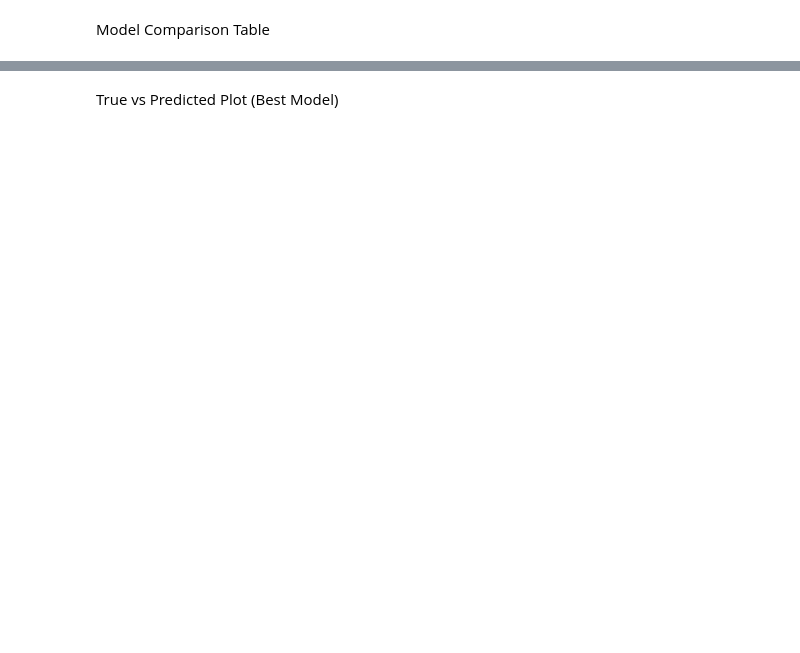
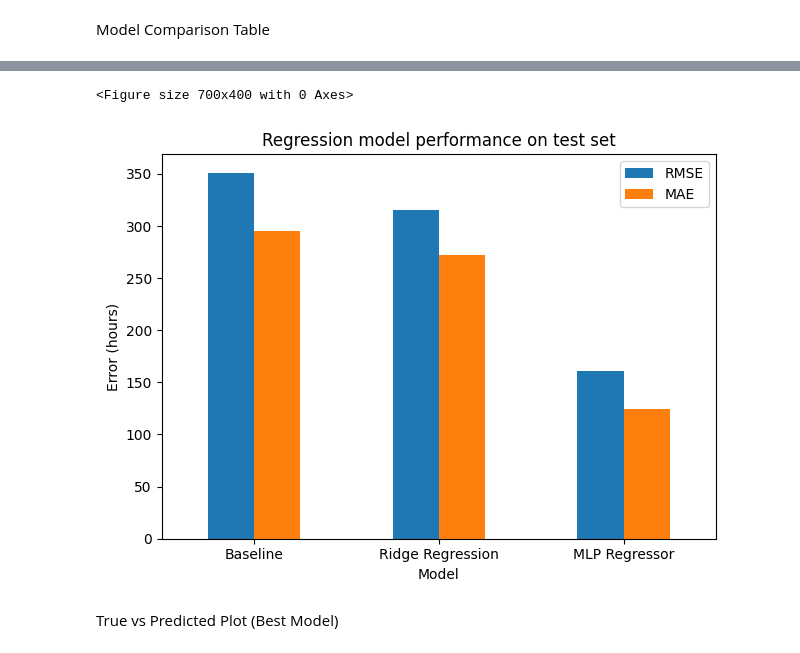
Before and after one commit to mehedihasan-cse/Blockchain, a Jupyter notebook: ML_Coursework_Draft.ipynb, the cells around one changed output, grey strips where cells are left out. Saved outputs shown, nothing was run; the diff lists cells and outputs as text; code cells hidden in the pictures; blank space fills up the shorter version.

```diff
--- a/ML_Coursework_Draft.ipynb
+++ b/ML_Coursework_Draft.ipynb
@@ -368,5 +425,19 @@ results_table.sort_values(by="RMSE")
 | 1 | Ridge Regression | 315.786137 | 271.913385 | 0.161313 |
 | 0 | Baseline | 351.225973 | 295.233094 | -0.037497 |
+# %%
+# Bar plot summarising regression errors
+results_table_plot = results_table.set_index("Model")
+
+plt.figure(figsize=(7, 4))
+results_table_plot[["RMSE", "MAE"]].plot(kind="bar")
+plt.ylabel("Error (hours)")
+plt.title("Regression model performance on test set")
+plt.xticks(rotation=0)
+plt.tight_layout()
+plt.show()
+# %% [output]
+<Figure size 700x400 with 0 Axes>
+[figure, added]
 # %% [markdown]
 True vs Predicted Plot (Best Model)
 # %%
```
Also changed, not shown: parts of 11 cells of this notebook.
